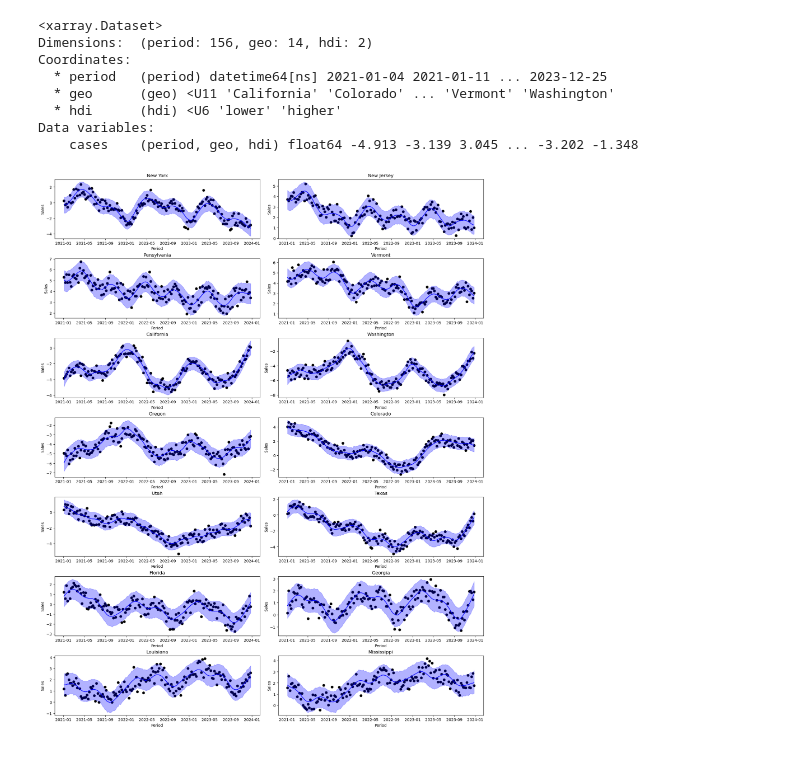
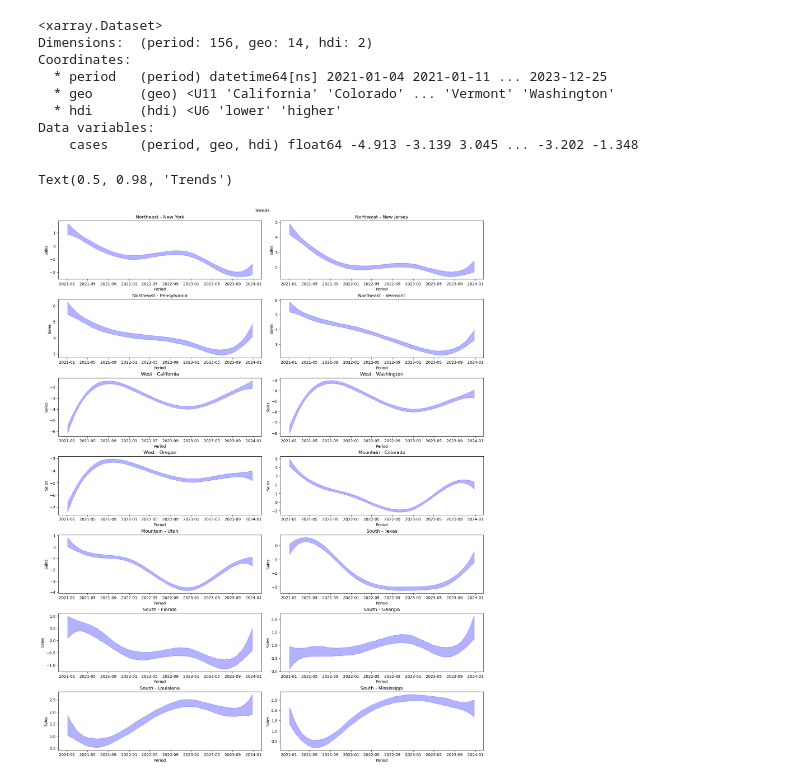
Before and after one commit to redam94/BayesInsight, a Jupyter notebook: archive/gp_test.ipynb, the cells around one changed output. Cells and saved outputs as stored; diff of their text form; code cells hidden in the pictures.

Commit message:
Updated GP to allow for heirarchical season and trends

```diff
--- a/archive/gp_test.ipynb
+++ b/archive/gp_test.ipynb
@@ -401,17 +401,22 @@ Coordinates:
   * hdi      (hdi) <U6 'lower' 'higher'
 Data variables:
     cases    (period, geo, hdi) float64 -4.913 -3.139 3.045 ... -3.202 -1.348
+# %%
+trace_expanded = trace.posterior.assign(trend_intercept=lambda x: x.intercept + x.trends)
 # %%
 GEO = geographies[10]
 fig, ax = plt.subplots(7, 2, figsize=(16, 20), layout="constrained")
-
+hdi = pm.hdi(trace_expanded.trend_intercept, hdi_prob=0.89).trend_intercept
+mean_cases = trace.posterior_predictive.cases.mean(dim=("chain", "draw"))
 for i, GEO in enumerate(geographies):
   j, i_ = i//2, i%2
-  ax[j, i_].plot(time, trace.posterior_predictive.cases.mean(dim=("chain", "draw")).sel({"geo": GEO}).values, c='b')
-  ax[j, i_].scatter(time, trace.observed_data.cases.sel({"geo": GEO}).values, c='k')
-  ax[j, i_].fill_between(time, hdi.cases.sel({"geo": GEO}).sel({"hdi": "lower"}).values, hdi.cases.sel({"geo": GEO}).sel({"hdi": "higher"}).values, alpha=0.3, color='b')
-  ax[j, i_].set_title(GEO)
+  #ax[j, i_].plot(time, mean_cases.sel({"geo": GEO}).values, c='b')
+  #ax[j, i_].scatter(time, trace.observed_data.cases.sel({"geo": GEO}).values, c='k')
+  ax[j, i_].fill_between(time, hdi.sel({"geo": GEO}).sel({"hdi": "lower"}).values, hdi.sel({"geo": GEO}).sel({"hdi": "higher"}).values, alpha=0.3, color='b')
+  ax[j, i_].set_title(f"{region_map[GEO]} - {GEO}")
   ax[j, i_].set_ylabel("Sales")
   ax[j, i_].set_xlabel("Period")
+plt.suptitle("Trends")
 # %% [output]
+Text(0.5, 0.98, 'Trends')
-[figure, old version]
+[figure, new version]
```
Also changed, not shown: parts of 1 cell of this notebook.
